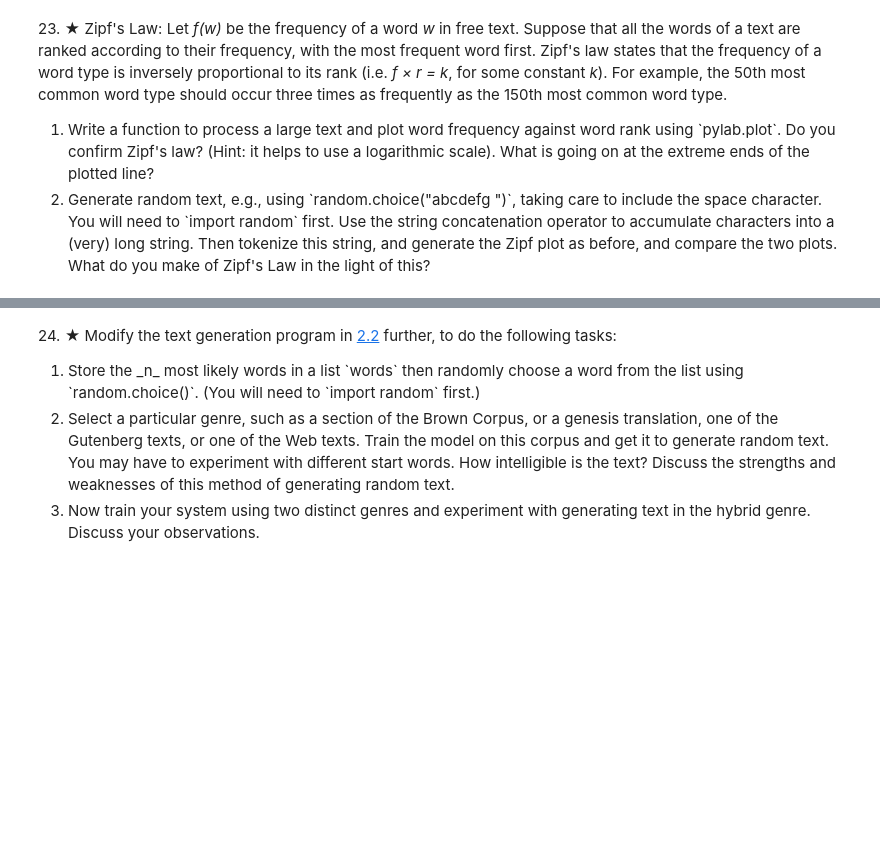
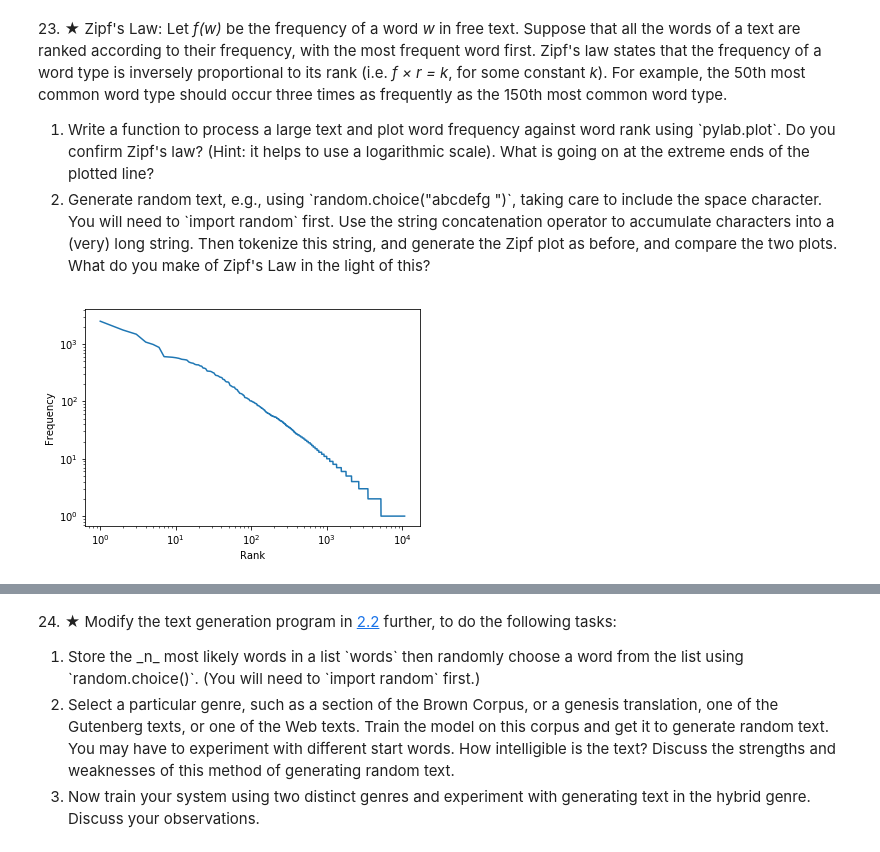
Before and after one commit to paulbroyles/nltk_exercises_practice, a Jupyter notebook: nltk_ch2.ipynb, the cells around one changed output, grey strips where cells are left out. Saved outputs shown, nothing was run; the diff lists cells and outputs as text; code cells hidden in the pictures; blank space fills up the shorter version.

```diff
--- a/nltk_ch2.ipynb
+++ b/nltk_ch2.ipynb
@@ -299,3 +514,22 @@ Richness: Bible - 0.012632414258490047 Milton - 0.09316808675445391
 <li>Write a function to process a large text and plot word frequency against word rank using `pylab.plot`. Do you confirm Zipf's law? (Hint: it helps to use a logarithmic scale). What is going on at the extreme ends of the plotted line?</li>
 <li>Generate random text, e.g., using `random.choice("abcdefg ")`, taking care to include the space character. You will need to `import random` first. Use the string concatenation operator to accumulate characters into a (very) long string. Then tokenize this string, and generate the Zipf plot as before, and compare the two plots. What do you make of Zipf's Law in the light of this?</li>
 </ol>
+# %%
+import matplotlib.pyplot as plt
+
+def plot_zipf(text):
+    fdist = FreqDist(w for w in text if w.isalpha())
+    freqs = []
+    counts = []
+    common = fdist.most_common(None)
+    for i in common:
+        counts += [i[1]]
+        freqs += [common.index(i)]
+    plt.loglog(freqs, counts)
+    plt.xlabel('Rank')
+    plt.ylabel('Frequency')
+    plt.show()
+
+plot_zipf(milton)
+# %% [output]
+[figure, added]
```
Also changed, not shown: parts of 23 cells of this notebook.
